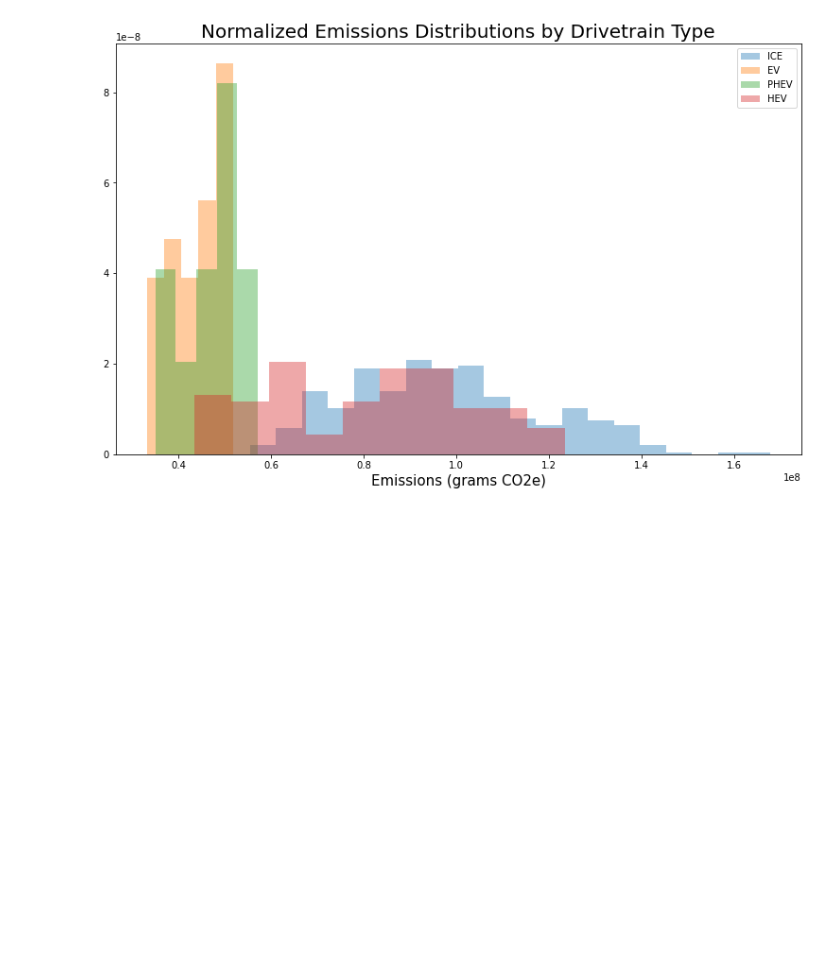
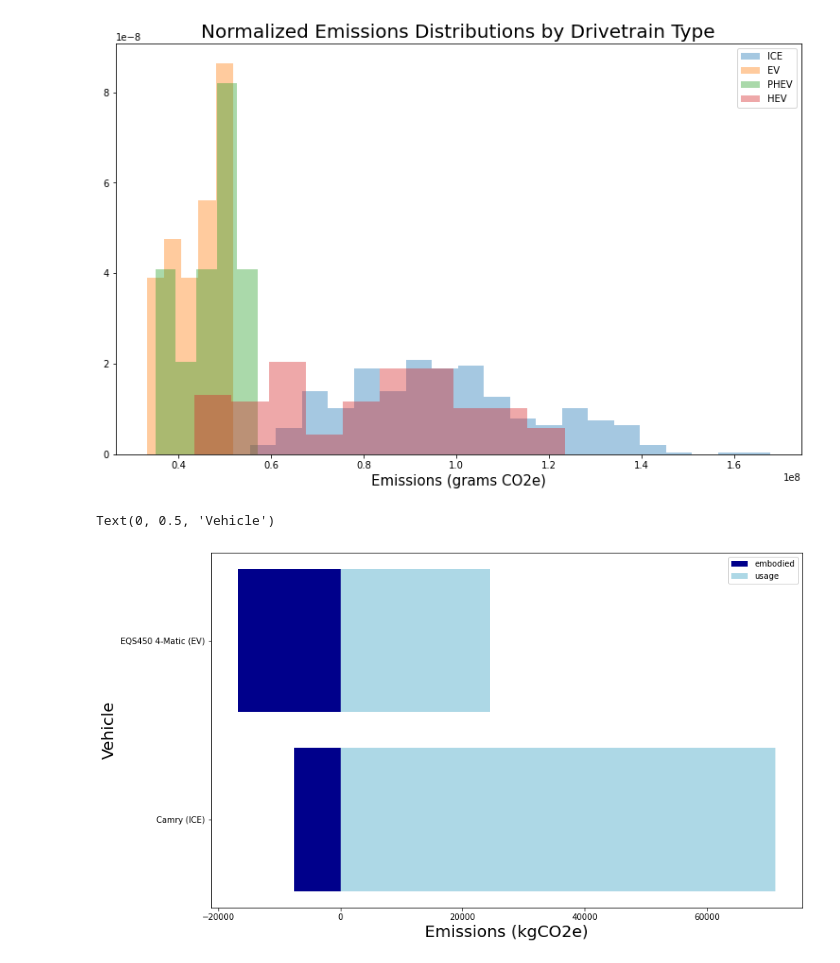
Before and after one commit to EEE-Capstone/MIMS-Capstone, a Jupyter notebook: Backend/vehicle_emissions_join.ipynb, the cells around one changed output. Drawn from its saved outputs; the diff is of its cells as text; code cells hidden in the pictures; blank space fills up the shorter version.

```diff
--- a/Backend/vehicle_emissions_join.ipynb
+++ b/Backend/vehicle_emissions_join.ipynb
@@ -122,6 +122,20 @@ def weighted_emissions_calc(vehicle_weight, mass_fractions, emissions_vector):
     emissions_vector = np.array(emissions_vector)
     return np.sum(vehicle_weight*mass_fractions*emissions_vector)
 
+H2w = [0.77, 0.165, 0.165] ## from CA standard: 33% 'renewable',assumed as 50/50 green elecrtrolysis/biomethane
+## gCo2e/MJ https://ww2.arb.ca.gov/sites/default/files/classic/fuels/lcfs/ca-greet/lut-doc.pdf
+H2CO2e = [117.67, 99.48, 10.51]
+def get_FCV_usage_emissions(vehicle_efficiency, miles_estimated,
+                                hydrogen_weights=H2w, emissions_vector_hydrogen=H2CO2e):
+    '''assumes vehicle efficiency entered in mpge'''
+    ## model as efficiency*distance*emissions_intensity
+    ## emissions_intensity is weighted sum of emissions intensities
+    total_intensity = np.sum(np.array(hydrogen_mix)*np.array(emissions_vector))
+    ## mpg ~ m/kgH2
+    ## 120 MJ/kg H2 (energy.gov)
+    usage_emissions = (vehicle_efficiency**-1)*miles_estimated*total_intensity*120
+    return usage_emissions
+
 
 def get_HEV_battery_emissions(battery_weight, NIMH_emissions_manufacturing,
                              LI_emissions_manufacturing, emissions_type, vehicle_type):
@@ -156,8 +170,7 @@ def get_PHEV_usage_emissions(Vehicle, miles_estimated, grid_intensity):
     return 1/((1/grid_carbon) + (1-utility_factor)/fuel_carbon) ## electric_eff always applies (no weight)
 
 ##
-## need to fix this to work with Hybrid vehicles (how to estimate HEV battery size?)
-## update to also work with lightweight versions correctly
+## update to also work with lightweight versions correctly?
 ##
 def get_embodied_emissions(vehicle_weight, battery_weight, vehicle_type,
                            emissions_type, vehicle_emissions_manufacturing,
@@ -176,6 +189,9 @@ def get_embodied_emissions(vehicle_weight, battery_weight, vehicle_type,
         battery_sum = weighted_emissions_calc(battery_weight, LI_emissions_manufacturing[str(emissions_type)],
                                        LI_emissions_manufacturing[str(vehicle_type)])
         fluids = 571000
+    elif vehicle_type == 'FCV: Conventional Material':
+        battery_sum = 400000 ## assume 1.5 kWh Li-ion battery ~100 lbs (reasonable based on Mirai battery)
+        fluids = 167000
     else:
         battery_sum = weighted_emissions_calc(battery_weight, LI_emissions_manufacturing[str(emissions_type)],
                                               LI_emissions_manufacturing[str(vehicle_type)])
@@ -222,6 +238,9 @@ def get_usage_emissions(Vehicle, vehicle_fuel_economy, vehicle_class,
         return grid_carbon ## carbon per kwh*kwh/gallon
     elif vehicle_class == 'PHEV': ## assume vehicle is driven in combined cycle (battery and engine)
         return get_PHEV_usage_emissions(Vehicle, miles_estimated, grid_intensity)
+    elif vehicle_class == 'FCV':
+        return get_FCV_usage_emissions(vehicle_fuel_economy, miles_estimated,
+                                       hydrogen_weights=H2w, emissions_vector_hydrogen=H2CO2e)
     else:
         return 0
 
@@ -409,5 +428,27 @@ plt.legend()
 plt.show()
 # %% [output]
 [figure]
+# %%
+## example visualization for tool output
+## pick an ICE
+Camry = emissionsjoin[emissionsjoin['Model_y'] == 'Camry']
+## pick an EV of similar size
+EQS450 = emissionsjoin[emissionsjoin['Model_y'] == 'EQS 450 4Matic']
+# %%
+import matplotlib.pyplot as plt
+x = ['Camry (ICE)', 'EQS450 4-Matic (EV)']
+negative_data = [-1*Camry.total_embodied.iloc[0]/1000, -1*EQS450.total_embodied.iloc[0]/1000]
+positive_data = [Camry.usage.iloc[0]/1000, EQS450.usage.iloc[0]/1000]
+
+fig = plt.figure(figsize = (13,8))
+ax = plt.subplot(111)
+ax.barh(x, negative_data, color='darkblue', label = 'embodied')
+ax.barh(x, positive_data, color='lightblue', label = 'usage')
+plt.legend()
+plt.xlabel('Emissions (kgCO2e)', size = 20)
+plt.ylabel('Vehicle', size = 20)
+# %% [output]
+Text(0, 0.5, 'Vehicle')
+[figure, added]
 # %%
 #emissionsjoin.to_csv("emissions_vehicle_join_adjweights.csv", index = False)
```
Also changed, not shown: parts of 4 cells of this notebook.
